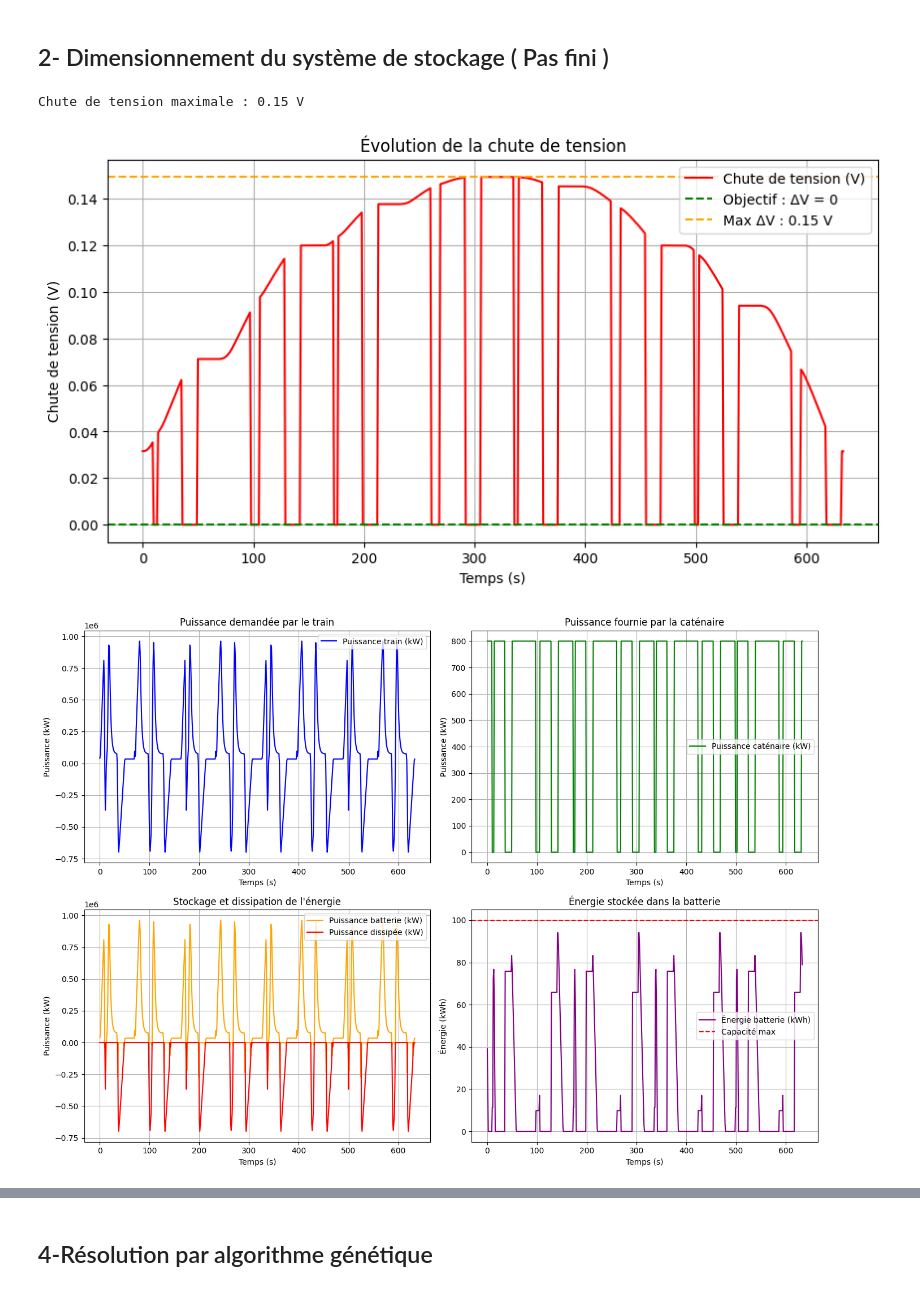
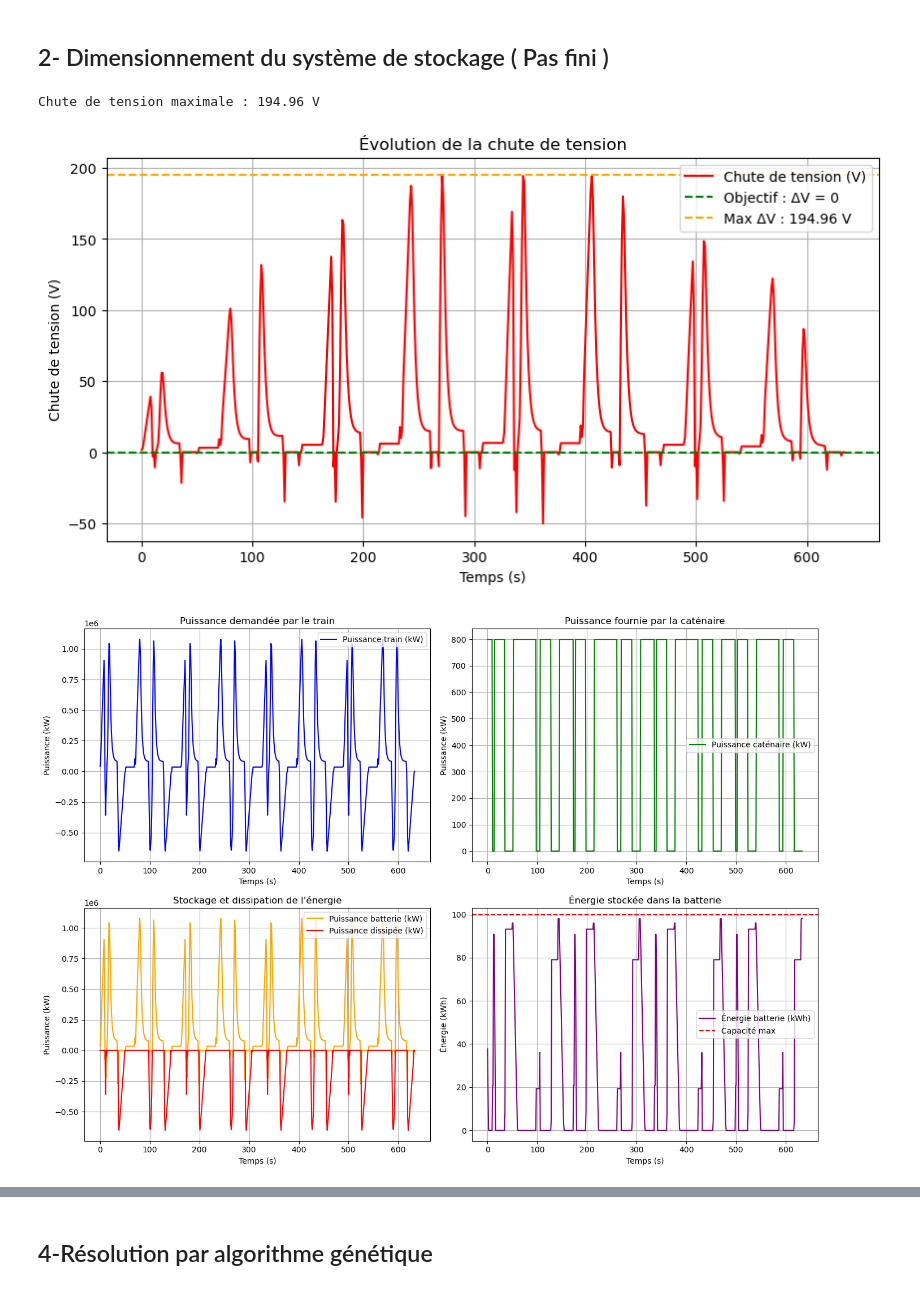
Before and after one commit to sheimay/Dimensionnement-de-stockage-embarque-dans-un-tramway, a Jupyter notebook: new_Partie_1.ipynb, the cells around one changed output, grey strips where cells are left out. Cells and saved outputs as stored; diff of their text form; code cells hidden in the pictures.

Commit message:
Add files via upload
avec nouvelle version du debut et monte carlo mais beugue

```diff
--- a/new_Partie_1.ipynb
+++ b/new_Partie_1.ipynb
@@ -45,7 +44,8 @@ A0 , A1 = 780 , 6.4e-3 #Coef de  résistance
 B0, B1 = 0, 0.14e-3*3.6 # Résistance proportionnelle à la vitesse (N/(km/h))
 C0, C1 = 0.3634*3.6**2, 0  # Résistance quadratique en fonction de la vitesse (N/(km/h)^2)
 alpha = 0  # Pente de la voie (en radians)
-eta = 0.9# Rendement moteur
+eta_conversion = 0.8 # Rendement moteur
+eta_batterie=0.9 # rendement batterie
 P_bord = 35e3  # Puissance constante à bord en W
 
 
@@ -73,9 +73,9 @@ P_train = np.zeros_like(P_meca)  # Initialisation de P_elec
 
 for i in range(len(P_meca)):
    if P_meca[i] >= 0:  # Le moteur consomme de l'énergie
-       P_train[i] = (P_meca[i] / eta) + P_bord
+       P_train[i] = (P_meca[i] / eta_conversion) + P_bord
    else:  # Le moteur restitue de l'énergie
-       P_train[i] = (P_meca[i] * eta) + P_bord
+       P_train[i] = (P_meca[i] * eta_conversion)
 
 plt.subplot(2,1,1)
 plt.plot(t,x,label='Position',color='black')
@@ -137,12 +216,14 @@ Graphique 4 : Puissance fournie par les sous-stations
 # %% [markdown]
 ## 2- Dimensionnement du système de stockage ( Pas fini )
 # %%
+# Paramètres du système
 Energie_batterie_max = 100  # Capacité max de la batterie en kWh
 Energie_batterie = 50       # État initial de la batterie en kWh
 dt = t[1] - t[0]            # Pas de temps en secondes
 P_lac_max = 800             # Puissance maximale de la caténaire en kW
 V_ss1 = 790                 # Tension des sous-stations en V
 V_min = 500                 # Tension minimale admissible en V
+eta_batterie = 0.9          # Rendement global de la batterie
 
 # Initialisation
 P_lac = np.zeros_like(t)                   # Puissance fournie par la caténaire
@@ -150,7 +231,9 @@ P_batterie = np.zeros_like(t)              # Puissance fournie par la batterie
 P_reho = np.zeros_like(t)                  # Puissance dissipée dans le rhéostat
 Energie_batterie_temps = np.zeros_like(t)  # Évolution de l’énergie de la batterie
 V_train = np.zeros_like(t)                 # Tension aux bornes du train
-delta_V_max = 0                            # la chute de tension max
+
+# Calcul de la chute de tension maximale
+delta_V_max = 0
 
 for i in range(len(t)):
     # Phase de traction
@@ -178,23 +261,24 @@ for i in range(len(t)):
             P_batterie[i] = P_batterie_fictif
             P_reho[i] = 0
 
-    #  Mise à jour de l'énergie de la batterie
-    Energie_batterie += -P_batterie[i] * (dt / 3600)  # Conversion kW -> kWh
+    # Mise à jour de l'énergie de la batterie avec rendement
+    Energie_batterie += -P_batterie[i] * (dt / 3600) / eta_batterie
+
+    # Contraintes sur l'énergie de la batterie
     Energie_batterie = max(0, min(Energie_batterie, Energie_batterie_max))
     Energie_batterie_temps[i] = Energie_batterie
 
     # Calcul de la tension aux bornes du train
-    R_eq = (R_LAC1[i] + R_rail1[i] + R_ss1) * (R_LAC2[i] + R_rail2[i] + R_ss1) / \
-           (R_LAC1[i] + R_rail1[i] + R_ss1 + R_LAC2[i] + R_rail2[i] + R_ss1)
-    I_train = P_lac[i] / V_ss1  # Courant dans la LAC
-    V_train[i] = V_ss1 - I_train * R_eq  # Calcul de la tension avec pertes
-    V_train[i] = max(V_train[i], V_min)  # Garantie V ≥ 500 V
+    R_eq = (R_LAC1[i] + R_rail1[i] + R_ss1) * (R_LAC2[i] + R_rail2[i] + R_ss1) / (
+        R_LAC1[i] + R_rail1[i] + R_ss1 + R_LAC2[i] + R_rail2[i] + R_ss1)
+    I_train = (P_lac[i] + P_batterie[i]) / V_ss1  # Inclure la batterie dans le courant total
+    V_train[i] = V_ss1 - I_train * R_eq
 
-#  Calcul de la chute de tension maximale
+# Calcul de la chute de tension maximale
 delta_V_max = V_ss1 - np.min(V_train)
 print(f"Chute de tension maximale : {delta_V_max:.2f} V")
 
-# Graphique de la chute de tension
+# Graphiques des résultats
 plt.figure(figsize=(10, 5))
 plt.plot(t, V_ss1 - V_train, label="Chute de tension (V)", color="red")
 plt.axhline(y=0, color='green', linestyle='--', label="Objectif : ΔV = 0")
@@ -222,34 +306,34 @@ plt.subplot(2, 2, 2)
 plt.plot(t, P_lac, label="Puissance caténaire (kW)", color="green")
 plt.xlabel("Temps (s)")
 plt.ylabel("Puissance (kW)")
 plt.title("Puissance fournie par la caténaire")
 plt.legend()
 plt.grid()
 
 # 3. Puissance batterie et dissipation
 plt.subplot(2, 2, 3)
 plt.plot(t, P_batterie, label="Puissance batterie (kW)", color="orange")
 plt.plot(t, P_reho, label="Puissance dissipée (kW)", color="red")
 plt.xlabel("Temps (s)")
 plt.ylabel("Puissance (kW)")
 plt.title("Stockage et dissipation de l'énergie")
 plt.legend()
 plt.grid()
 
 # 4. Énergie stockée dans la batterie
 plt.subplot(2, 2, 4)
 plt.plot(t, Energie_batterie_temps, label="Énergie batterie (kWh)", color="purple")
 plt.axhline(y=Energie_batterie_max, color="red", linestyle="--", label="Capacité max")
 plt.xlabel("Temps (s)")
 plt.ylabel("Énergie (kWh)")
 plt.title("Énergie stockée dans la batterie")
 plt.legend()
 plt.grid()
 
 plt.tight_layout()
 plt.show()
 # %% [output]
-Chute de tension maximale : 0.15 V
+Chute de tension maximale : 194.96 V
-[figure, old version]
+[figure, new version]
-[figure, old version]
+[figure, new version]
 # %% [markdown]
```
Also changed, not shown: parts of 8 cells of this notebook.
